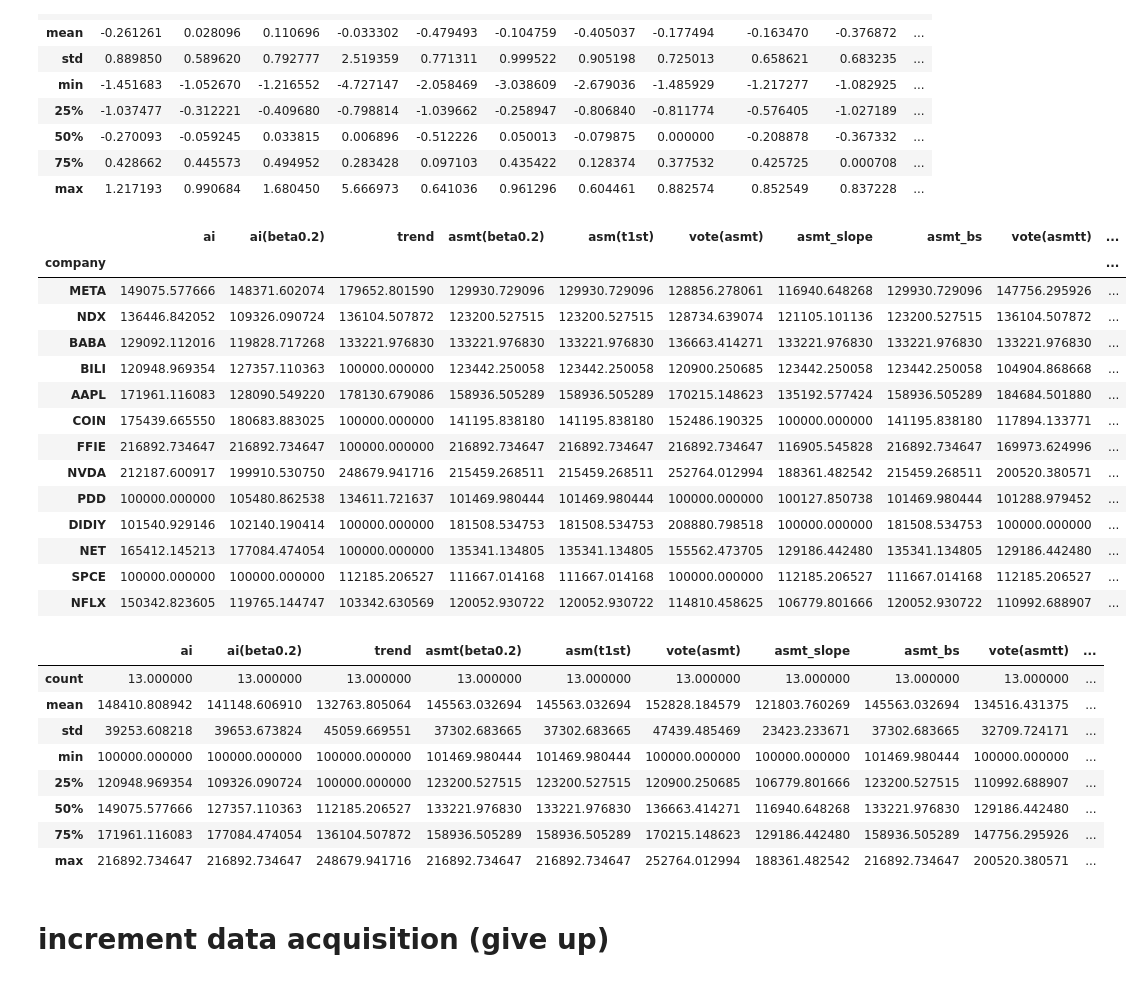
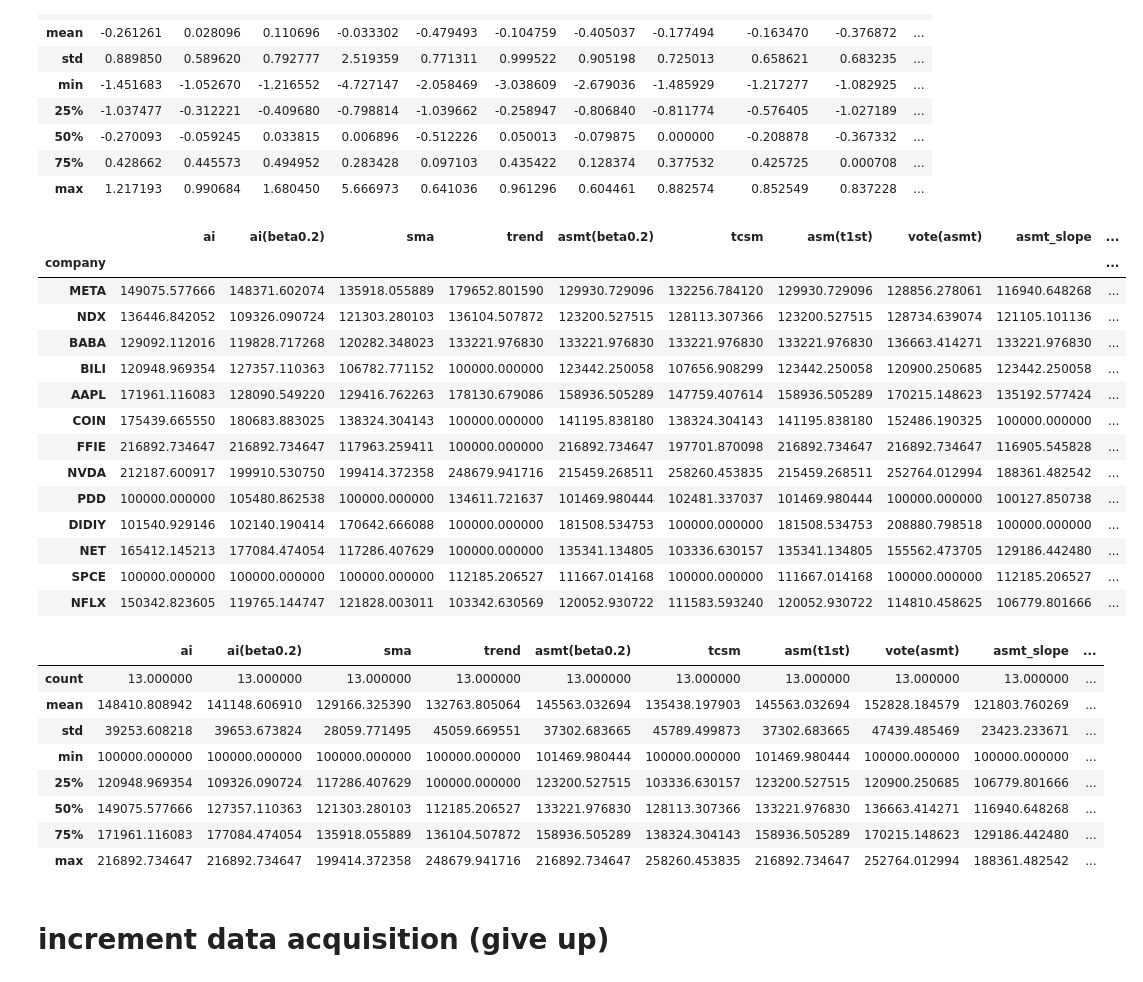
Before and after one commit to Lezcool/QT, a Jupyter notebook: code/debug.ipynb, the cells around one changed output. Drawn from its saved outputs; the diff is of its cells as text; code cells hidden in the pictures.

```diff
--- a/code/debug.ipynb
+++ b/code/debug.ipynb
@@ -846,52 +846,53 @@ display(result_df.describe())
 # %%
 import pandas as pd
 ai_dd = pd.read_csv('/home/lez/Documents/QT/QT/results/drawdown/ai/ai_results.csv',index_col='company')
 ai2_dd = pd.read_csv('/home/lez/Documents/QT/QT/results/drawdown/ai(beta0.2)/ai_results.csv',index_col='company')
+sma_df = pd.read_csv('/home/lez/Documents/QT/QT/results/drawdown/sma/sma_results.csv',index_col='company')
 trend_dd = pd.read_csv('/home/lez/Documents/QT/QT/results/drawdown/trend/trend_results.csv',index_col='company')
 vote_asmt_dd = pd.read_csv('/home/lez/Documents/QT/QT/results/drawdown/vote(asmt)/vote_results.csv',index_col='company')
 vote_asmtt_dd = pd.read_csv('/home/lez/Documents/QT/QT/results/drawdown/vote(asmtt)/vote_results.csv',index_col='company')
 asmt_beta02 = pd.read_csv('/home/lez/Documents/QT/QT/results/drawdown/asmt(beta0.2)/vote_results.csv',index_col='company')
 asmtt_beta02 = pd.read_csv('/home/lez/Documents/QT/QT/results/drawdown/asmtt(beta0.2)/vote_results.csv',index_col='company')
 asmt_bs = pd.read_csv('/home/lez/Documents/QT/QT/results/drawdown/asmt(beta0.2+sell1st)/vote_results.csv',index_col='company')
 asmt_slope = pd.read_csv('/home/lez/Documents/QT/QT/results/drawdown/asmt(slope)/vote_results.csv',index_col='company')
 asm_t = pd.read_csv('/home/lez/Documents/QT/QT/results/drawdown/asmt(t1st)/vote_results.csv',index_col='company')
-
-name_list = ['ai','ai(beta0.2)','trend','asmt(beta0.2)','asm(t1st)','vote(asmt)','asmt_slope','asmt_bs','vote(asmtt)','asmtt(beta0.2)']
+tcsm = pd.read_csv('/home/lez/Documents/QT/QT/results/drawdown/vote(tcsm)/vote_results.csv',index_col='company')
+name_list = ['ai','ai(beta0.2)','sma','trend','asmt(beta0.2)','tcsm','asm(t1st)','vote(asmt)','asmt_slope','asmt_bs','vote(asmtt)','asmtt(beta0.2)']
 # result_df = pd.DataFrame()
-for idx,df in enumerate([ai_dd,ai2_dd,trend_dd,asmt_beta02,asm_t,vote_asmt_dd,asmt_slope,asmt_bs,vote_asmtt_dd,asmtt_beta02]):
+for idx,df in enumerate([ai_dd,ai2_dd,sma_df,trend_dd,asmt_beta02,tcsm,asm_t,vote_asmt_dd,asmt_slope,asmt_bs,vote_asmtt_dd,asmtt_beta02]):
     tmp = df[['highest']]
     tmp.columns = [name_list[idx]]
     if idx == 0:
         result_df = tmp
     else:
         result_df = pd.concat([result_df,tmp],axis=1)
 display(result_df)
 display(result_df.describe())
 # %% [output]
-|  | ai | ai(beta0.2) | trend | asmt(beta0.2) | asm(t1st) | vote(asmt) | asmt_slope | asmt_bs | vote(asmtt) | ... |
+|  | ai | ai(beta0.2) | sma | trend | asmt(beta0.2) | tcsm | asm(t1st) | vote(asmt) | asmt_slope | ... |
 | company |  |  |  |  |  |  |  |  |  | ... |
-| META | 149075.577666 | 148371.602074 | 179652.801590 | 129930.729096 | 129930.729096 | 128856.278061 | 116940.648268 | 129930.729096 | 147756.295926 | ... |
-| NDX | 136446.842052 | 109326.090724 | 136104.507872 | 123200.527515 | 123200.527515 | 128734.639074 | 121105.101136 | 123200.527515 | 136104.507872 | ... |
-| BABA | 129092.112016 | 119828.717268 | 133221.976830 | 133221.976830 | 133221.976830 | 136663.414271 | 133221.976830 | 133221.976830 | 133221.976830 | ... |
-| BILI | 120948.969354 | 127357.110363 | 100000.000000 | 123442.250058 | 123442.250058 | 120900.250685 | 123442.250058 | 123442.250058 | 104904.868668 | ... |
-| AAPL | 171961.116083 | 128090.549220 | 178130.679086 | 158936.505289 | 158936.505289 | 170215.148623 | 135192.577424 | 158936.505289 | 184684.501880 | ... |
-| COIN | 175439.665550 | 180683.883025 | 100000.000000 | 141195.838180 | 141195.838180 | 152486.190325 | 100000.000000 | 141195.838180 | 117894.133771 | ... |
-| FFIE | 216892.734647 | 216892.734647 | 100000.000000 | 216892.734647 | 216892.734647 | 216892.734647 | 116905.545828 | 216892.734647 | 169973.624996 | ... |
-| NVDA | 212187.600917 | 199910.530750 | 248679.941716 | 215459.268511 | 215459.268511 | 252764.012994 | 188361.482542 | 215459.268511 | 200520.380571 | ... |
-| PDD | 100000.000000 | 105480.862538 | 134611.721637 | 101469.980444 | 101469.980444 | 100000.000000 | 100127.850738 | 101469.980444 | 101288.979452 | ... |
-| DIDIY | 101540.929146 | 102140.190414 | 100000.000000 | 181508.534753 | 181508.534753 | 208880.798518 | 100000.000000 | 181508.534753 | 100000.000000 | ... |
-| NET | 165412.145213 | 177084.474054 | 100000.000000 | 135341.134805 | 135341.134805 | 155562.473705 | 129186.442480 | 135341.134805 | 129186.442480 | ... |
-| SPCE | 100000.000000 | 100000.000000 | 112185.206527 | 111667.014168 | 111667.014168 | 100000.000000 | 112185.206527 | 111667.014168 | 112185.206527 | ... |
-| NFLX | 150342.823605 | 119765.144747 | 103342.630569 | 120052.930722 | 120052.930722 | 114810.458625 | 106779.801666 | 120052.930722 | 110992.688907 | ... |
+| META | 149075.577666 | 148371.602074 | 135918.055889 | 179652.801590 | 129930.729096 | 132256.784120 | 129930.729096 | 128856.278061 | 116940.648268 | ... |
+| NDX | 136446.842052 | 109326.090724 | 121303.280103 | 136104.507872 | 123200.527515 | 128113.307366 | 123200.527515 | 128734.639074 | 121105.101136 | ... |
+| BABA | 129092.112016 | 119828.717268 | 120282.348023 | 133221.976830 | 133221.976830 | 133221.976830 | 133221.976830 | 136663.414271 | 133221.976830 | ... |
+| BILI | 120948.969354 | 127357.110363 | 106782.771152 | 100000.000000 | 123442.250058 | 107656.908299 | 123442.250058 | 120900.250685 | 123442.250058 | ... |
+| AAPL | 171961.116083 | 128090.549220 | 129416.762263 | 178130.679086 | 158936.505289 | 147759.407614 | 158936.505289 | 170215.148623 | 135192.577424 | ... |
+| COIN | 175439.665550 | 180683.883025 | 138324.304143 | 100000.000000 | 141195.838180 | 138324.304143 | 141195.838180 | 152486.190325 | 100000.000000 | ... |
+| FFIE | 216892.734647 | 216892.734647 | 117963.259411 | 100000.000000 | 216892.734647 | 197701.870098 | 216892.734647 | 216892.734647 | 116905.545828 | ... |
+| NVDA | 212187.600917 | 199910.530750 | 199414.372358 | 248679.941716 | 215459.268511 | 258260.453835 | 215459.268511 | 252764.012994 | 188361.482542 | ... |
+| PDD | 100000.000000 | 105480.862538 | 100000.000000 | 134611.721637 | 101469.980444 | 102481.337037 | 101469.980444 | 100000.000000 | 100127.850738 | ... |
+| DIDIY | 101540.929146 | 102140.190414 | 170642.666088 | 100000.000000 | 181508.534753 | 100000.000000 | 181508.534753 | 208880.798518 | 100000.000000 | ... |
+| NET | 165412.145213 | 177084.474054 | 117286.407629 | 100000.000000 | 135341.134805 | 103336.630157 | 135341.134805 | 155562.473705 | 129186.442480 | ... |
+| SPCE | 100000.000000 | 100000.000000 | 100000.000000 | 112185.206527 | 111667.014168 | 100000.000000 | 111667.014168 | 100000.000000 | 112185.206527 | ... |
+| NFLX | 150342.823605 | 119765.144747 | 121828.003011 | 103342.630569 | 120052.930722 | 111583.593240 | 120052.930722 | 114810.458625 | 106779.801666 | ... |
-|  | ai | ai(beta0.2) | trend | asmt(beta0.2) | asm(t1st) | vote(asmt) | asmt_slope | asmt_bs | vote(asmtt) | ... |
+|  | ai | ai(beta0.2) | sma | trend | asmt(beta0.2) | tcsm | asm(t1st) | vote(asmt) | asmt_slope | ... |
 | count | 13.000000 | 13.000000 | 13.000000 | 13.000000 | 13.000000 | 13.000000 | 13.000000 | 13.000000 | 13.000000 | ... |
-| mean | 148410.808942 | 141148.606910 | 132763.805064 | 145563.032694 | 145563.032694 | 152828.184579 | 121803.760269 | 145563.032694 | 134516.431375 | ... |
-| std | 39253.608218 | 39653.673824 | 45059.669551 | 37302.683665 | 37302.683665 | 47439.485469 | 23423.233671 | 37302.683665 | 32709.724171 | ... |
-| min | 100000.000000 | 100000.000000 | 100000.000000 | 101469.980444 | 101469.980444 | 100000.000000 | 100000.000000 | 101469.980444 | 100000.000000 | ... |
-| 25% | 120948.969354 | 109326.090724 | 100000.000000 | 123200.527515 | 123200.527515 | 120900.250685 | 106779.801666 | 123200.527515 | 110992.688907 | ... |
-| 50% | 149075.577666 | 127357.110363 | 112185.206527 | 133221.976830 | 133221.976830 | 136663.414271 | 116940.648268 | 133221.976830 | 129186.442480 | ... |
-| 75% | 171961.116083 | 177084.474054 | 136104.507872 | 158936.505289 | 158936.505289 | 170215.148623 | 129186.442480 | 158936.505289 | 147756.295926 | ... |
-| max | 216892.734647 | 216892.734647 | 248679.941716 | 216892.734647 | 216892.734647 | 252764.012994 | 188361.482542 | 216892.734647 | 200520.380571 | ... |
+| mean | 148410.808942 | 141148.606910 | 129166.325390 | 132763.805064 | 145563.032694 | 135438.197903 | 145563.032694 | 152828.184579 | 121803.760269 | ... |
+| std | 39253.608218 | 39653.673824 | 28059.771495 | 45059.669551 | 37302.683665 | 45789.499873 | 37302.683665 | 47439.485469 | 23423.233671 | ... |
+| min | 100000.000000 | 100000.000000 | 100000.000000 | 100000.000000 | 101469.980444 | 100000.000000 | 101469.980444 | 100000.000000 | 100000.000000 | ... |
+| 25% | 120948.969354 | 109326.090724 | 117286.407629 | 100000.000000 | 123200.527515 | 103336.630157 | 123200.527515 | 120900.250685 | 106779.801666 | ... |
+| 50% | 149075.577666 | 127357.110363 | 121303.280103 | 112185.206527 | 133221.976830 | 128113.307366 | 133221.976830 | 136663.414271 | 116940.648268 | ... |
+| 75% | 171961.116083 | 177084.474054 | 135918.055889 | 136104.507872 | 158936.505289 | 138324.304143 | 158936.505289 | 170215.148623 | 129186.442480 | ... |
+| max | 216892.734647 | 216892.734647 | 199414.372358 | 248679.941716 | 216892.734647 | 258260.453835 | 216892.734647 | 252764.012994 | 188361.482542 | ... |
 # %% [markdown]
 # increment data acquisition (give up)
 # %%
```
Also changed, not shown: 2 other files.
